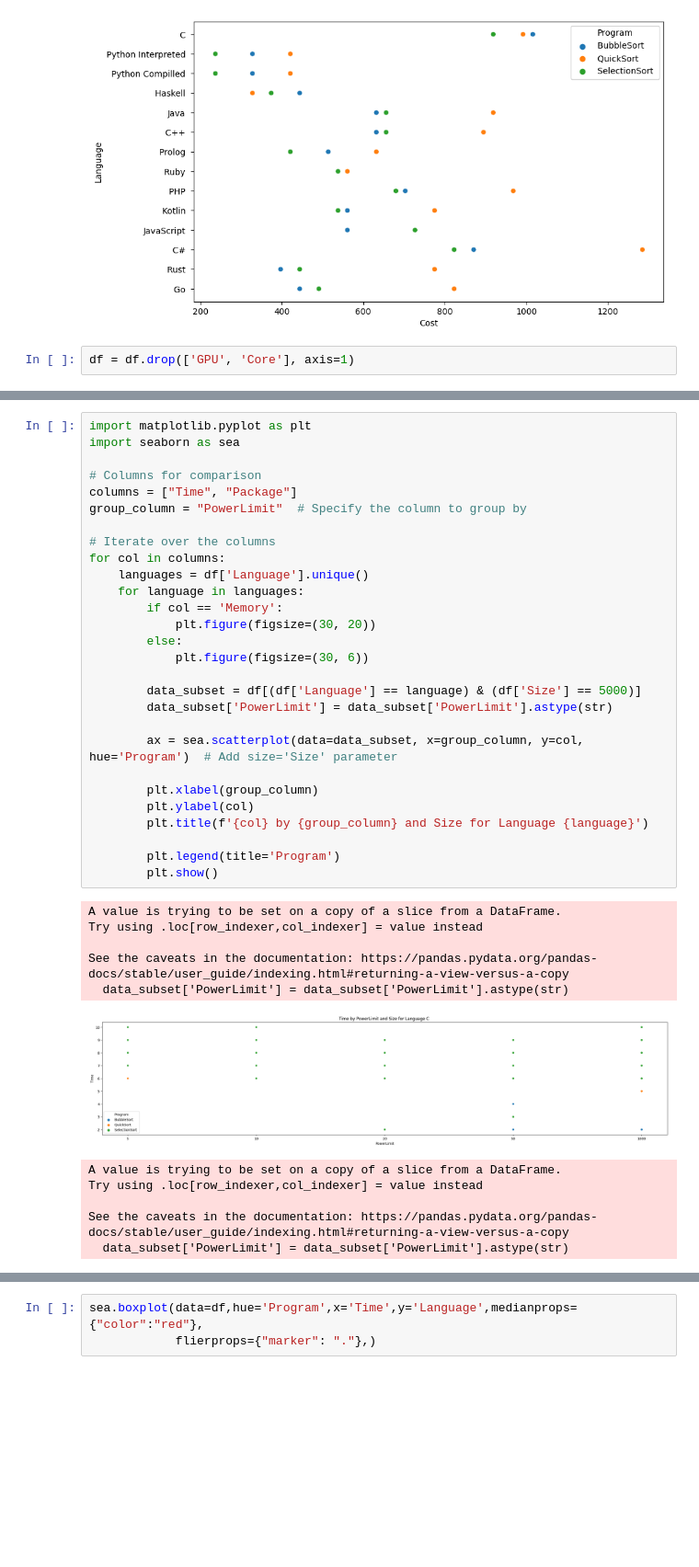
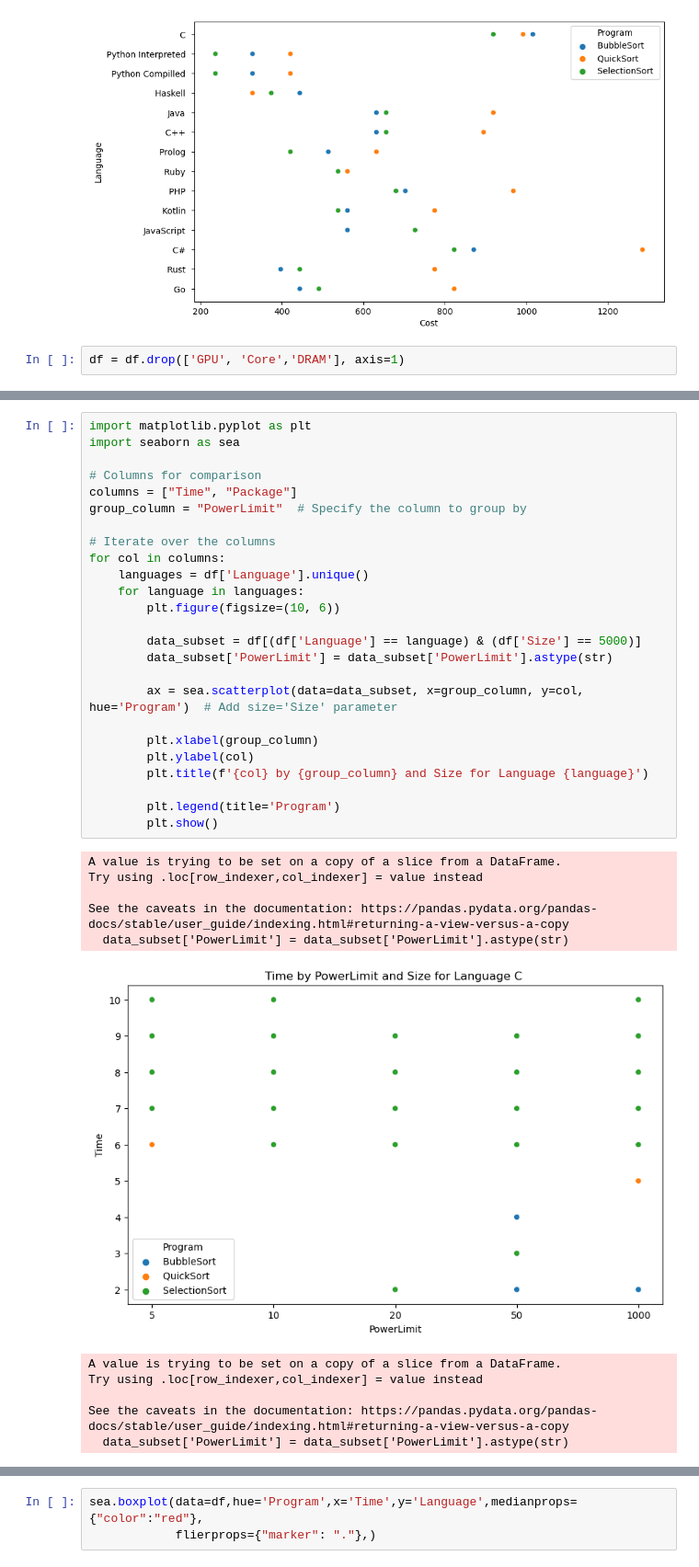
Before and after one commit to realRunlo/EnergyMeasurement, a Jupyter notebook: notebooks/statistics.ipynb, the cells around one changed output, grey strips where cells are left out. Shown at 92% size. Drawn from its saved outputs; the diff is of its cells as text; blank space fills up the shorter version.

```diff
--- a/notebooks/statistics.ipynb
+++ b/notebooks/statistics.ipynb
@@ -45,6 +45,6 @@ max        0.504211      0.0   2744.000000     55.500000  425304.000000
 [figure]
 [figure]
 # %%
-df = df.drop(['GPU', 'Core'], axis=1)
+df = df.drop(['GPU', 'Core','DRAM'], axis=1)
 # %%
 #Guardar medias para csv
@@ -53,38 +53,35 @@ grouped_table.to_csv('filteredData.csv')
 # %%
 import matplotlib.pyplot as plt
 import seaborn as sea
 
 # Columns for comparison
 columns = ["Time", "Package"]
 group_column = "PowerLimit"  # Specify the column to group by
 
 # Iterate over the columns
 for col in columns:
     languages = df['Language'].unique()
     for language in languages:
-        if col == 'Memory':
-            plt.figure(figsize=(30, 20))
-        else:
-            plt.figure(figsize=(30, 6))
+        plt.figure(figsize=(10, 6))
 
         data_subset = df[(df['Language'] == language) & (df['Size'] == 5000)]
         data_subset['PowerLimit'] = data_subset['PowerLimit'].astype(str)
 
         ax = sea.scatterplot(data=data_subset, x=group_column, y=col, hue='Program')  # Add size='Size' parameter
 
         plt.xlabel(group_column)
         plt.ylabel(col)
         plt.title(f'{col} by {group_column} and Size for Language {language}')
 
         plt.legend(title='Program')
         plt.show()
 # %% [output]
 A value is trying to be set on a copy of a slice from a DataFrame.
 Try using .loc[row_indexer,col_indexer] = value instead
 
 See the caveats in the documentation: https://pandas.pydata.org/pandas-docs/stable/user_guide/indexing.html#returning-a-view-versus-a-copy
   data_subset['PowerLimit'] = data_subset['PowerLimit'].astype(str)
-[figure, old version]
+[figure, new version]
 A value is trying to be set on a copy of a slice from a DataFrame.
 Try using .loc[row_indexer,col_indexer] = value instead
 
```
Also changed, not shown: parts of 9 cells of this notebook, 3 other files.
